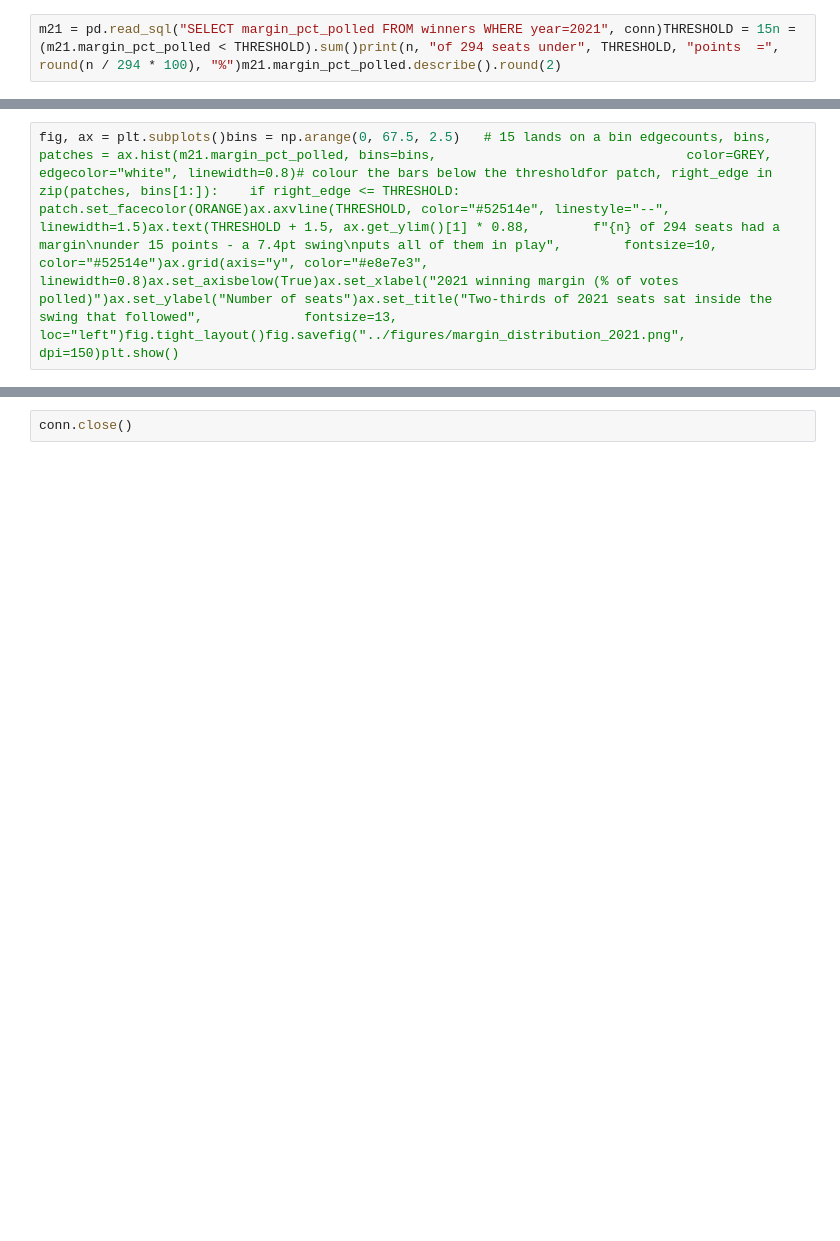
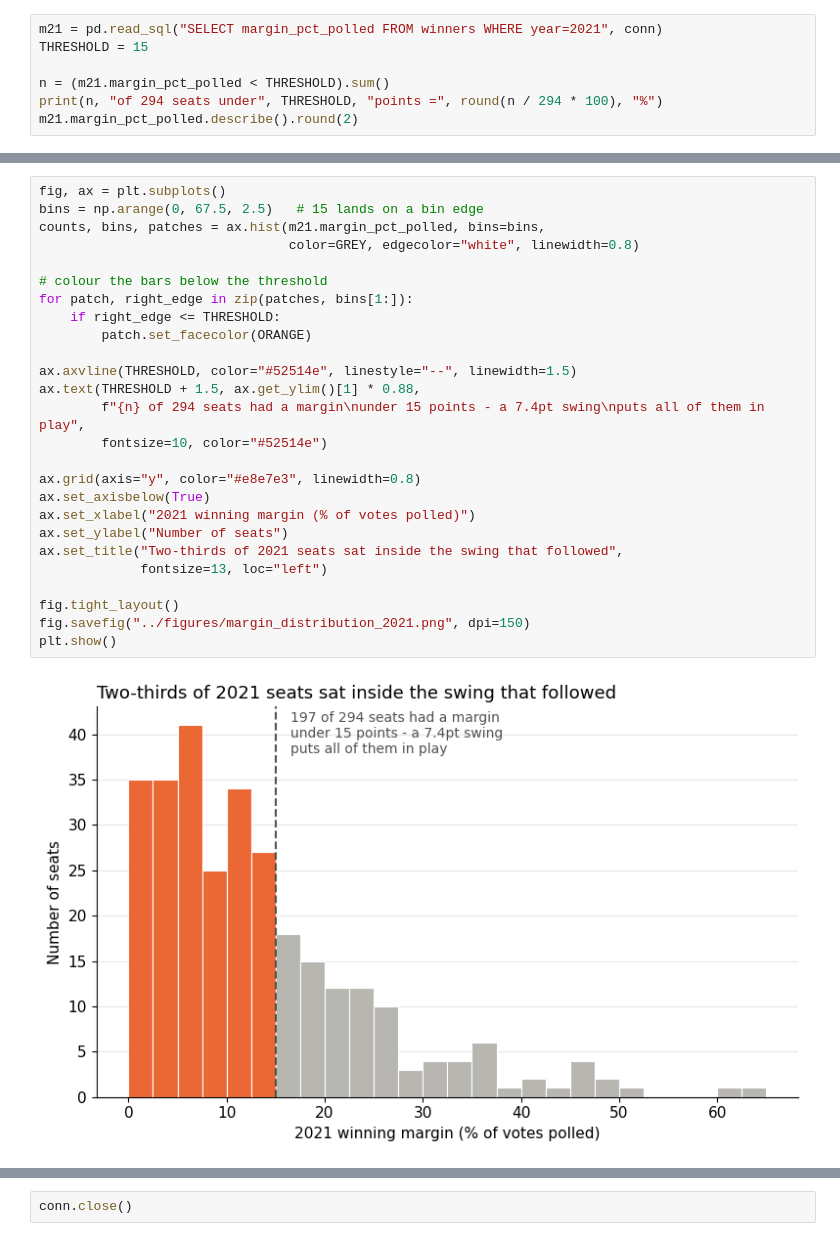
Before and after one commit to notoriouskapil/bengal-election-analysis, a Jupyter notebook: notebooks/charts.ipynb, the cells around one changed output, grey strips where cells are left out. Cells and saved outputs as stored; diff of their text form; blank space fills up the shorter version.

```diff
--- a/notebooks/charts.ipynb
+++ b/notebooks/charts.ipynb
@@ -15,2 +105,7 @@ r = -0.84 across 293 seats. The seats that lost the most voters from the registe
 # %%
-m21 = pd.read_sql("SELECT margin_pct_polled FROM winners WHERE year=2021", conn)THRESHOLD = 15n = (m21.margin_pct_polled < THRESHOLD).sum()print(n, "of 294 seats under", THRESHOLD, "points  =", round(n / 294 * 100), "%")m21.margin_pct_polled.describe().round(2)
+m21 = pd.read_sql("SELECT margin_pct_polled FROM winners WHERE year=2021", conn)
+THRESHOLD = 15
+
+n = (m21.margin_pct_polled < THRESHOLD).sum()
+print(n, "of 294 seats under", THRESHOLD, "points =", round(n / 294 * 100), "%")
+m21.margin_pct_polled.describe().round(2)
@@ -17,3 +123,29 @@ m21 = pd.read_sql("SELECT margin_pct_polled FROM winners WHERE year=2021", conn)
 # %%
-fig, ax = plt.subplots()bins = np.arange(0, 67.5, 2.5)   # 15 lands on a bin edgecounts, bins, patches = ax.hist(m21.margin_pct_polled, bins=bins,                                color=GREY, edgecolor="white", linewidth=0.8)# colour the bars below the thresholdfor patch, right_edge in zip(patches, bins[1:]):    if right_edge <= THRESHOLD:        patch.set_facecolor(ORANGE)ax.axvline(THRESHOLD, color="#52514e", linestyle="--", linewidth=1.5)ax.text(THRESHOLD + 1.5, ax.get_ylim()[1] * 0.88,        f"{n} of 294 seats had a margin\nunder 15 points - a 7.4pt swing\nputs all of them in play",        fontsize=10, color="#52514e")ax.grid(axis="y", color="#e8e7e3", linewidth=0.8)ax.set_axisbelow(True)ax.set_xlabel("2021 winning margin (% of votes polled)")ax.set_ylabel("Number of seats")ax.set_title("Two-thirds of 2021 seats sat inside the swing that followed",             fontsize=13, loc="left")fig.tight_layout()fig.savefig("../figures/margin_distribution_2021.png", dpi=150)plt.show()
+fig, ax = plt.subplots()
+bins = np.arange(0, 67.5, 2.5)   # 15 lands on a bin edge
+counts, bins, patches = ax.hist(m21.margin_pct_polled, bins=bins,
+                                color=GREY, edgecolor="white", linewidth=0.8)
+
+# colour the bars below the threshold
+for patch, right_edge in zip(patches, bins[1:]):
+    if right_edge <= THRESHOLD:
+        patch.set_facecolor(ORANGE)
+
+ax.axvline(THRESHOLD, color="#52514e", linestyle="--", linewidth=1.5)
+ax.text(THRESHOLD + 1.5, ax.get_ylim()[1] * 0.88,
+        f"{n} of 294 seats had a margin\nunder 15 points - a 7.4pt swing\nputs all of them in play",
+        fontsize=10, color="#52514e")
+
+ax.grid(axis="y", color="#e8e7e3", linewidth=0.8)
+ax.set_axisbelow(True)
+ax.set_xlabel("2021 winning margin (% of votes polled)")
+ax.set_ylabel("Number of seats")
+ax.set_title("Two-thirds of 2021 seats sat inside the swing that followed",
+             fontsize=13, loc="left")
+
+fig.tight_layout()
+fig.savefig("../figures/margin_distribution_2021.png", dpi=150)
+plt.show()
+# %% [output]
+[figure, added]
 # %% [markdown]
```
Also changed, not shown: parts of 8 cells of this notebook.
